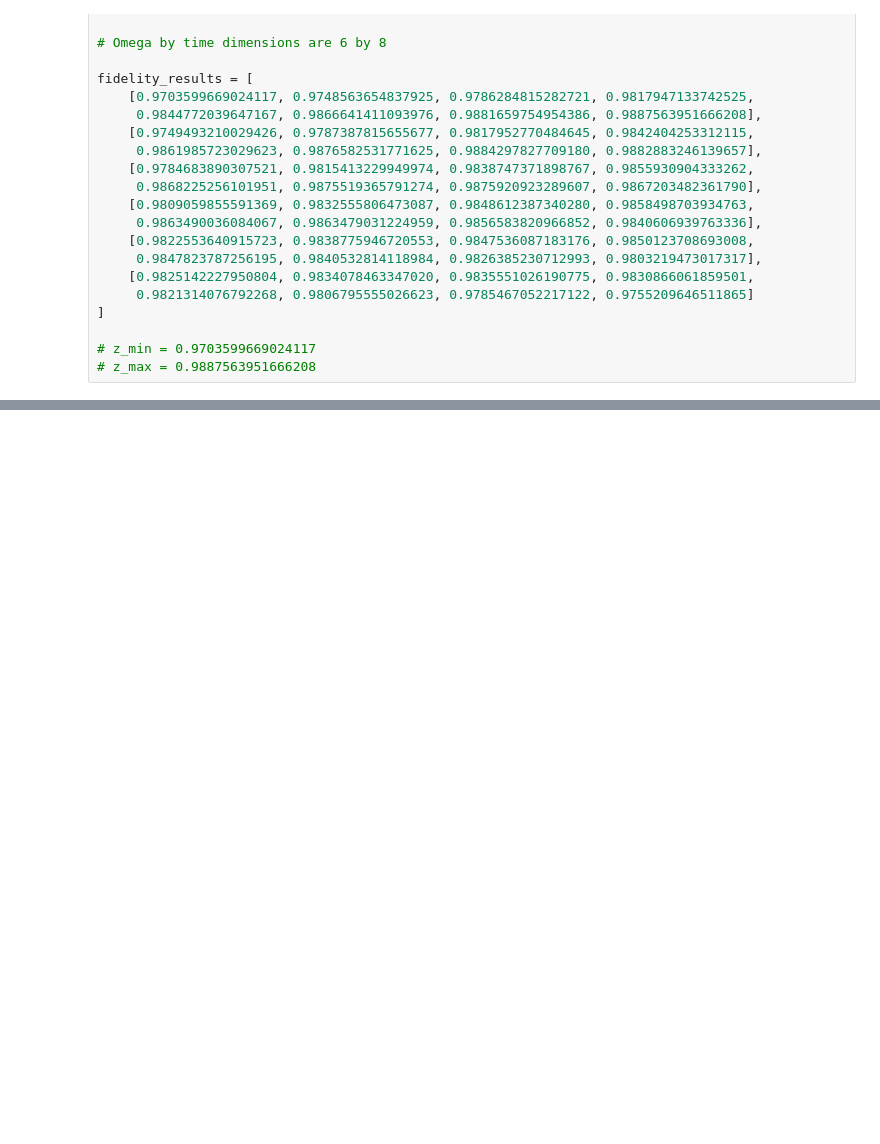
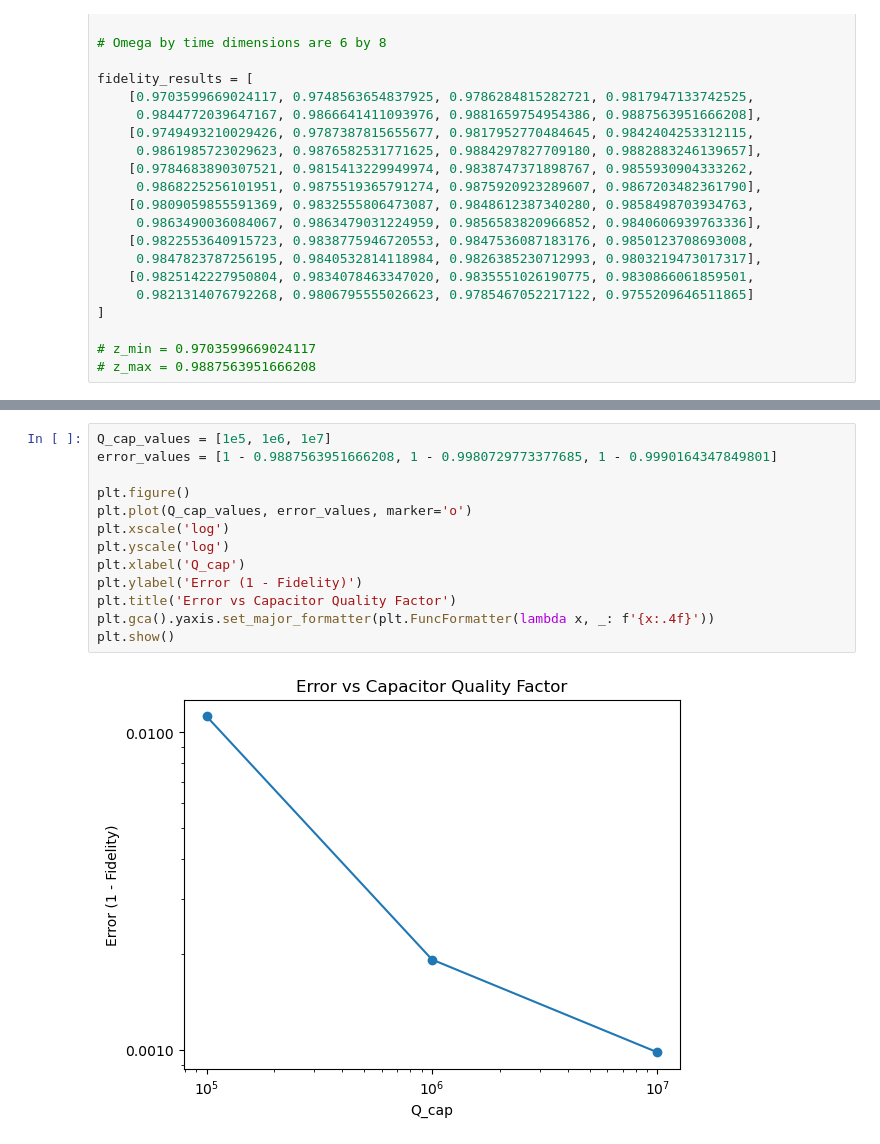
Before and after one commit to Sam-Bieberich/QuTiP, a Jupyter notebook: plot_gen.ipynb, the cells around one changed output, grey strips where cells are left out. Cells and saved outputs as stored; diff of their text form; blank space fills up the shorter version.

```diff
--- a/plot_gen.ipynb
+++ b/plot_gen.ipynb
@@ -267,0 +264,15 @@ NameError: name 'fig' is not defined
+# %%
+Q_cap_values = [1e5, 1e6, 1e7]
+error_values = [1 - 0.9887563951666208, 1 - 0.9980729773377685, 1 - 0.9990164347849801]
+
+plt.figure()
+plt.plot(Q_cap_values, error_values, marker='o')
+plt.xscale('log')
+plt.yscale('log')
+plt.xlabel('Q_cap')
+plt.ylabel('Error (1 - Fidelity)')
+plt.title('Error vs Capacitor Quality Factor')
+plt.gca().yaxis.set_major_formatter(plt.FuncFormatter(lambda x, _: f'{x:.4f}'))
+plt.show()
+# %% [output]
+[figure, added]
```
Also changed, not shown: parts of 6 cells of this notebook.
